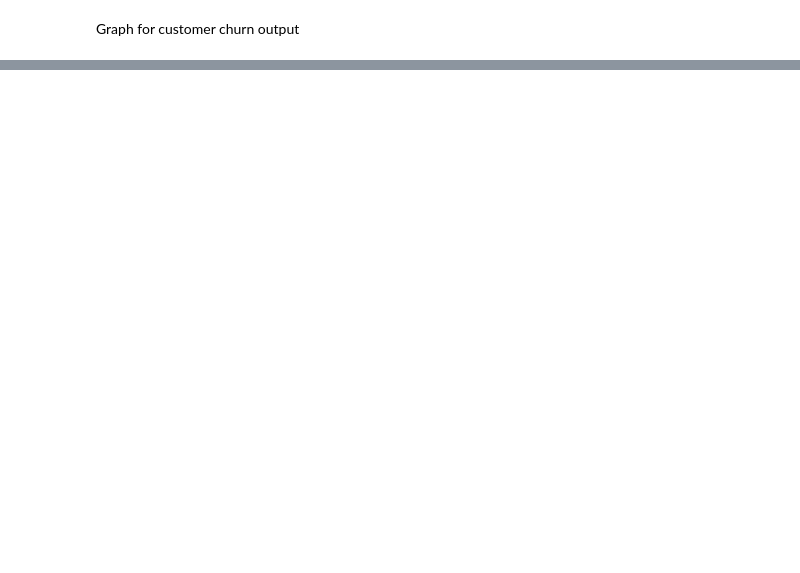
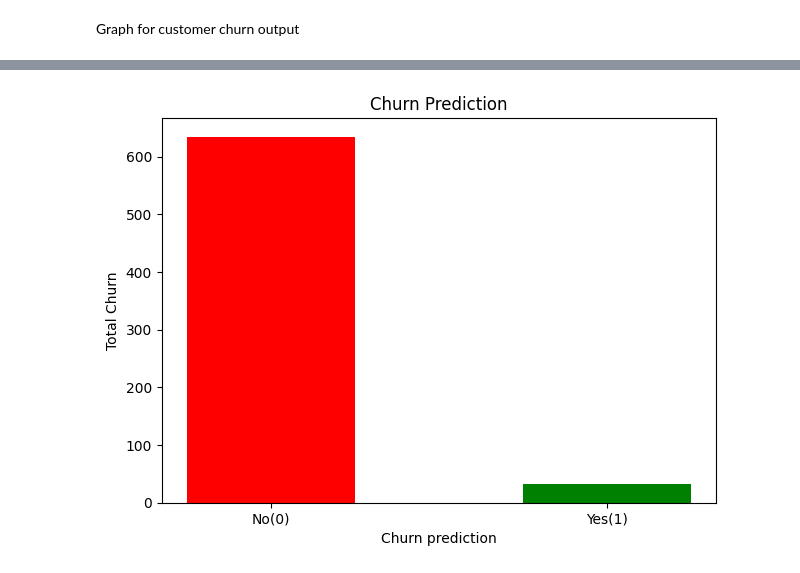
Before and after one commit to dev-BJ/CustomerChurn, a Jupyter notebook: telecom/customer_churn.ipynb, the cells around one changed output, grey strips where cells are left out. Saved outputs shown, nothing was run; the diff lists cells and outputs as text; code cells hidden in the pictures; blank space fills up the shorter version.

```diff
--- a/telecom/customer_churn.ipynb
+++ b/telecom/customer_churn.ipynb
@@ -226,0 +226,13 @@ plt.show()
+# %%
+# plt.subplot(212)
+plt.bar(y_name,x_data,color=['red','green','blue'],width=0.5)
+plt.xlabel('Churn prediction')
+plt.ylabel('Total Churn')
+plt.title('Churn Prediction')
+
+plt.tight_layout()
+
+plt.savefig('OutputImage/fig2.png')
+plt.show()
+# %% [output]
+[figure, added]
```
Also changed, not shown: parts of 22 cells of this notebook, 31 other files.
